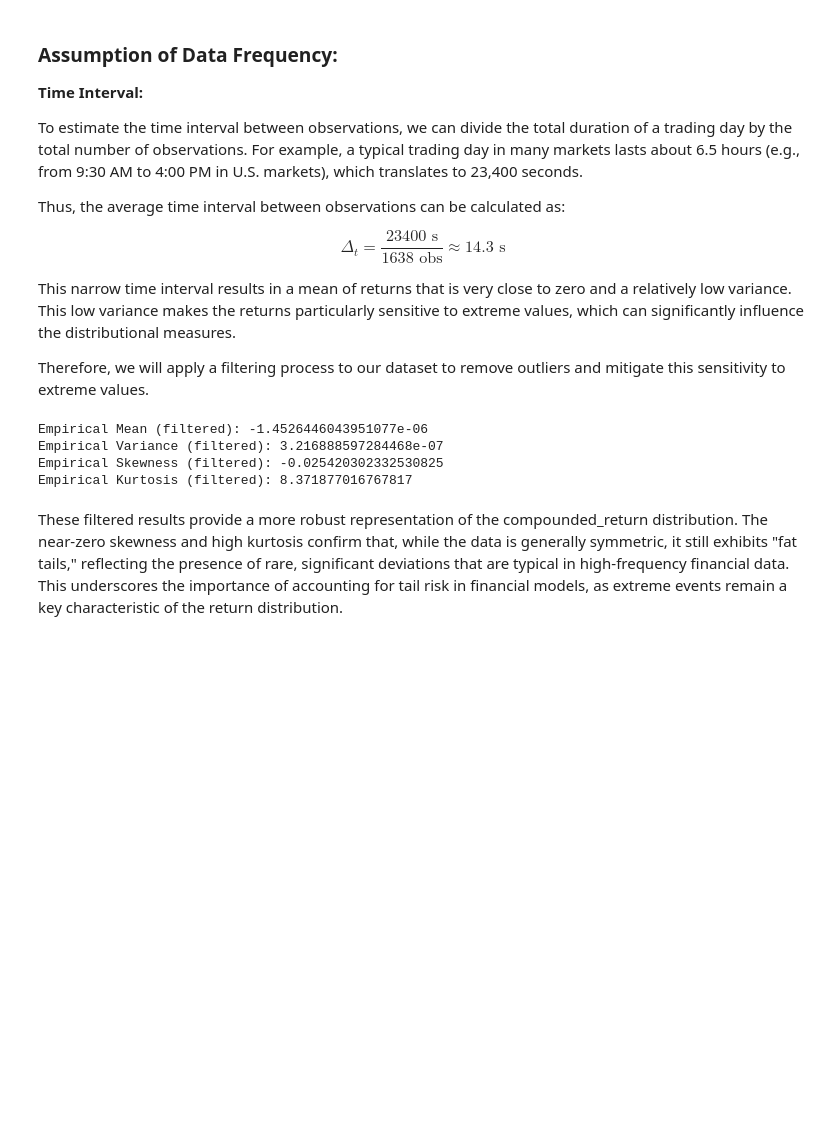
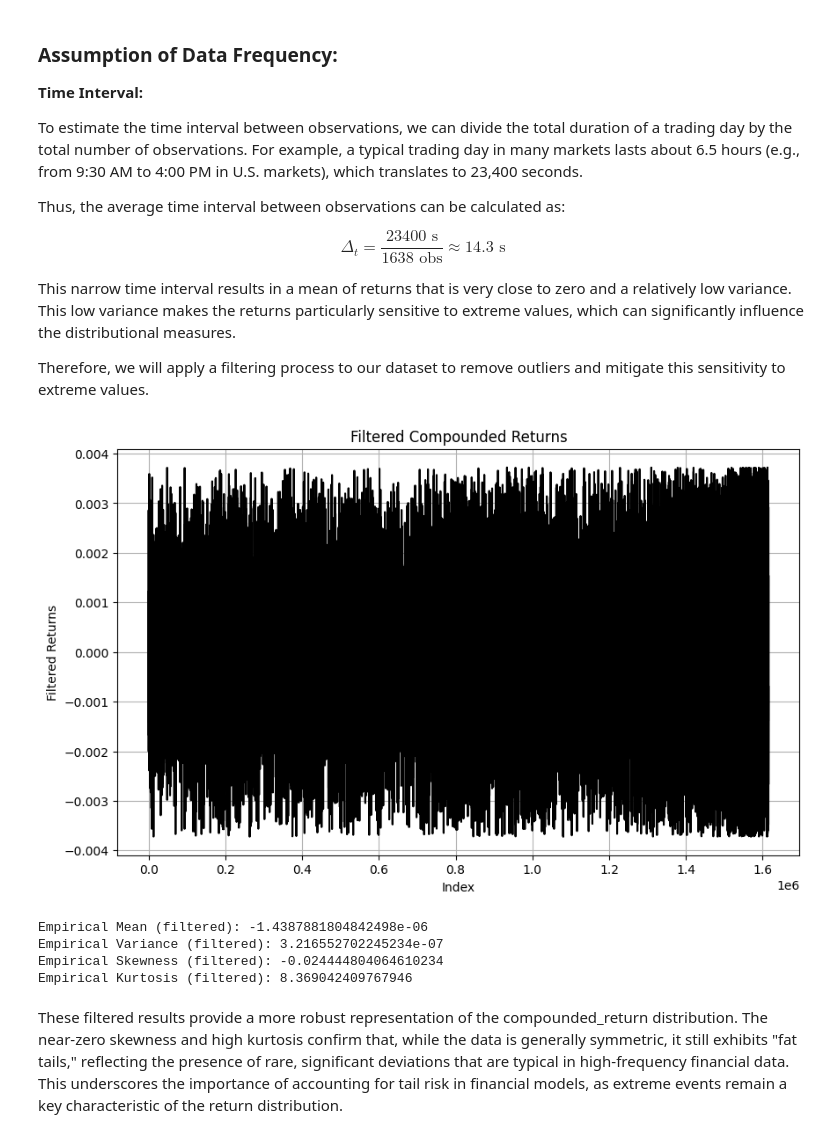
Before and after one commit to Adrien1126/EconometryProject, a Jupyter notebook: notebooks/DataExploratory.ipynb, the cells around one changed output. Saved outputs shown, nothing was run; the diff lists cells and outputs as text; code cells hidden in the pictures; blank space fills up the shorter version.

```diff
--- a/notebooks/DataExploratory.ipynb
+++ b/notebooks/DataExploratory.ipynb
@@ -142,8 +145,20 @@ This narrow time interval results in a mean of returns that is very close to zer
 
 Therefore, we will apply a filtering process to our dataset to remove outliers and mitigate this sensitivity to extreme values.
 # %%
-# Filtrage des valeurs aberrantes dans la colonne 'compounded_return'
-filtered_data = filter_outliers(data, column='compounded_return', std_dev_threshold=5)
+# Filtrer les valeurs aberrantes au-delà de ±5 écarts-types
+filtered_data = data[(data['compounded_return'] >= -5 * data['compounded_return'].std()) &
+                     (data['compounded_return'] <= 5 * data['compounded_return'].std())]
+
+# Tracer à nouveau
+plt.figure(figsize=(10, 6))
+plt.plot(filtered_data['compounded_return'], color='black')
+plt.title('Filtered Compounded Returns')
+plt.xlabel('Index')
+plt.ylabel('Filtered Returns')
+plt.grid(True)
+plt.show()
+# %% [output]
+[figure, added]
 # %%
 mean_value = empirical_mean(filtered_data, 'compounded_return')
 variance_value = empirical_variance(filtered_data, 'compounded_return')
@@ -155,10 +170,10 @@ print(f"Empirical Variance (filtered): {variance_value}")
 print(f"Empirical Skewness (filtered): {skewness_value}")
 print(f"Empirical Kurtosis (filtered): {kurtosis_value}")
 # %% [output]
-Empirical Mean (filtered): -1.4526446043951077e-06
-Empirical Variance (filtered): 3.216888597284468e-07
-Empirical Skewness (filtered): -0.025420302332530825
-Empirical Kurtosis (filtered): 8.371877016767817
+Empirical Mean (filtered): -1.4387881804842498e-06
+Empirical Variance (filtered): 3.216552702245234e-07
+Empirical Skewness (filtered): -0.024444804064610234
+Empirical Kurtosis (filtered): 8.369042409767946
 # %% [markdown]
 These filtered results provide a more robust representation of the compounded_return distribution. The near-zero skewness and high kurtosis confirm that, while the data is generally symmetric, it still exhibits "fat tails," reflecting the presence of rare, significant deviations that are typical in high-frequency financial data. This underscores the importance of accounting for tail risk in financial models, as extreme events remain a key characteristic of the return distribution.
 # %% [markdown]
```
Also changed, not shown: parts of 28 cells of this notebook, 6 other files.
